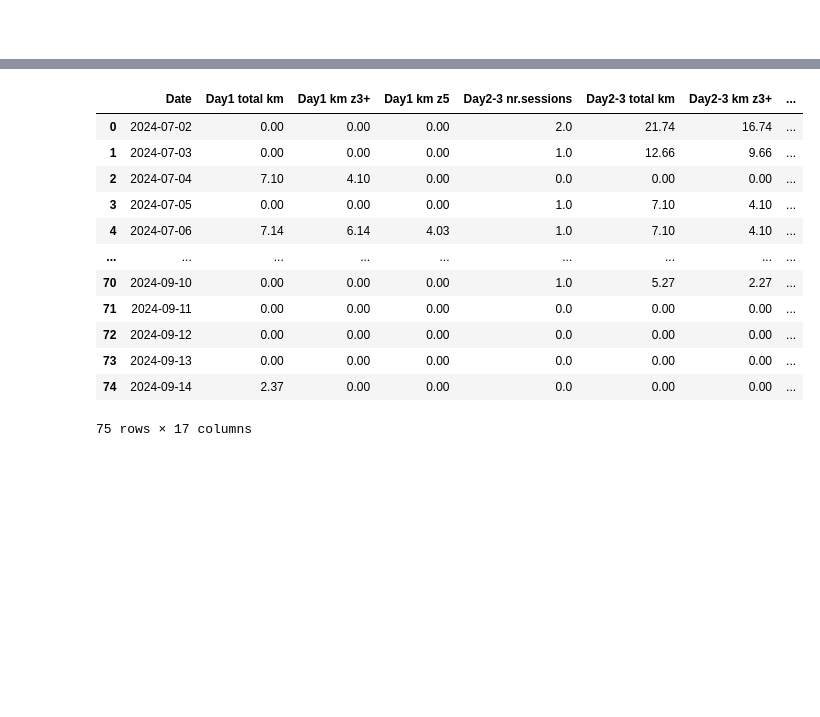
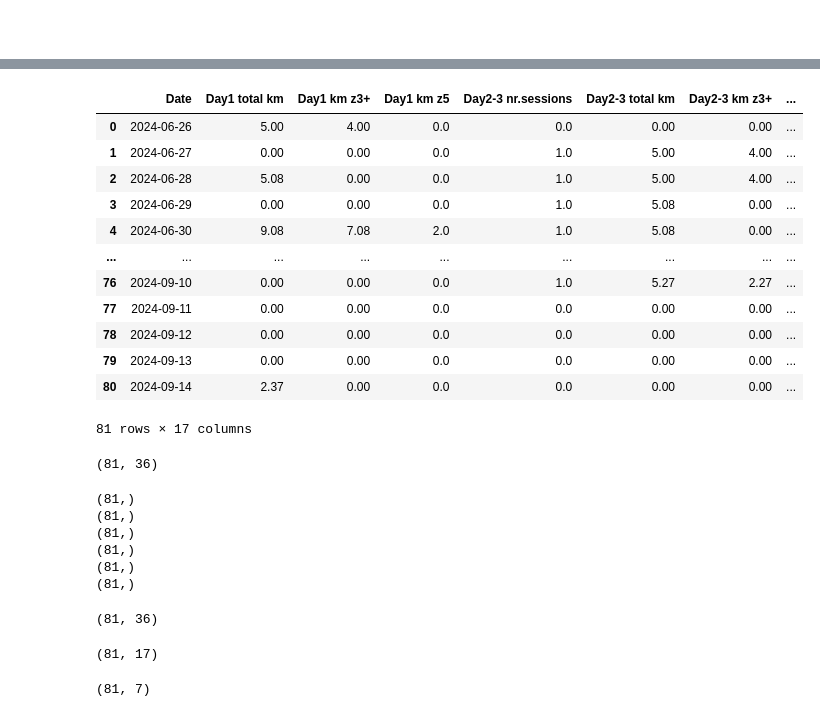
Before and after one commit to milooranm/RunningVolume_Injury, a Jupyter notebook: MVP2 notebooks/MVP2_data_extraction.ipynb, the cells around one changed output, grey strips where cells are left out. Saved outputs shown, nothing was run; the diff lists cells and outputs as text; code cells hidden in the pictures; blank space fills up the shorter version.

Commit message:
finished the data transformation with feature engineering for the users data for MVP2
fixed some issues with calculation of some of the columns and revised certain summation methods

```diff
--- a/MVP2 notebooks/MVP2_data_extraction.ipynb
+++ b/MVP2 notebooks/MVP2_data_extraction.ipynb
@@ -515,0 +461,19 @@ weekly_columns_df.head(21)
+# %%
+weekly_df = pd.DataFrame()
+weekly_df['Date'] = df['Date']
+
+
+# Week 1 (1 week prior)
+
+weekly_df['Week1 max km one day'] = df[['total km', 'total km.1', 'total km.2', 'total km.3', 'total km.4', 'total km.5', 'total km.6']].shift(7).max(axis=1)
+weekly_df['Week1 total km z3+'] = df[['km Z3-4', 'km Z3-4.1', 'km Z3-4.2', 'km Z3-4.3', 'km Z3-4.4', 'km Z3-4.5', 'km Z3-4.6']].shift(7).sum(axis=1) + df[['km Z5-T1-T2', 'km Z5-T1-T2.1', 'km Z5-T1-T2.2', 'km Z5-T1-T2.3', 'km Z5-T1-T2.4', 'km Z5-T1-T2.5', 'km Z5-T1-T2.6']].shift(7).sum(axis=1)
+weekly_df['Week1 max km Z3+ one day'] = df[['km Z3-4', 'km Z3-4.1', 'km Z3-4.2', 'km Z3-4.3', 'km Z3-4.4', 'km Z3-4.5', 'km Z3-4.6']].shift(7).max(axis=1) + df[['km Z5-T1-T2', 'km Z5-T1-T2.1', 'km Z5-T1-T2.2', 'km Z5-T1-T2.3', 'km Z5-T1-T2.4', 'km Z5-T1-T2.5', 'km Z5-T1-T2.6']].shift(7).max(axis=1)
+
+# Week 2 (two weeks prior)
+
+weekly_df['Week2 max km one day'] = df[['total km', 'total km.1', 'total km.2', 'total km.3', 'total km.4', 'total km.5', 'total km.6']].shift(14).max(axis=1)
+weekly_df['Week2 total km z3+'] = df[['km Z3-4', 'km Z3-4.1', 'km Z3-4.2', 'km Z3-4.3', 'km Z3-4.4', 'km Z3-4.5', 'km Z3-4.6']].shift(14).sum(axis=1) + df[['km Z5-T1-T2', 'km Z5-T1-T2.1', 'km Z5-T1-T2.2', 'km Z5-T1-T2.3', 'km Z5-T1-T2.4', 'km Z5-T1-T2.5', 'km Z5-T1-T2.6']].shift(14).sum(axis=1)
+weekly_df['Week2 max km Z3+ one day'] = df[['km Z3-4', 'km Z3-4.1', 'km Z3-4.2', 'km Z3-4.3', 'km Z3-4.4', 'km Z3-4.5', 'km Z3-4.6']].shift(14).max(axis=1) + df[['km Z5-T1-T2', 'km Z5-T1-T2.1', 'km Z5-T1-T2.2', 'km Z5-T1-T2.3', 'km Z5-T1-T2.4', 'km Z5-T1-T2.5', 'km Z5-T1-T2.6']].shift(14).max(axis=1)
+
+weekly_df.dropna(inplace=True)
+weekly_df
@@ -516,17 +494,17 @@ weekly_columns_df.head(21)
 # %%
-combodf = pd.merge(combodf, weekly_columns_df, on=['Date'], how='inner')
+combodf = pd.merge(combodf, weekly_df, on=['Date'], how='inner')
 combodf
 # %% [output]
 |  | Date | Day1 total km | Day1 km z3+ | Day1 km z5 | Day2-3 nr.sessions | Day2-3 total km | Day2-3 km z3+ | ... |
-| 0 | 2024-07-02 | 0.00 | 0.00 | 0.00 | 2.0 | 21.74 | 16.74 | ... |
-| 1 | 2024-07-03 | 0.00 | 0.00 | 0.00 | 1.0 | 12.66 | 9.66 | ... |
-| 2 | 2024-07-04 | 7.10 | 4.10 | 0.00 | 0.0 | 0.00 | 0.00 | ... |
-| 3 | 2024-07-05 | 0.00 | 0.00 | 0.00 | 1.0 | 7.10 | 4.10 | ... |
-| 4 | 2024-07-06 | 7.14 | 6.14 | 4.03 | 1.0 | 7.10 | 4.10 | ... |
+| 0 | 2024-06-26 | 5.00 | 4.00 | 0.0 | 0.0 | 0.00 | 0.00 | ... |
+| 1 | 2024-06-27 | 0.00 | 0.00 | 0.0 | 1.0 | 5.00 | 4.00 | ... |
+| 2 | 2024-06-28 | 5.08 | 0.00 | 0.0 | 1.0 | 5.00 | 4.00 | ... |
+| 3 | 2024-06-29 | 0.00 | 0.00 | 0.0 | 1.0 | 5.08 | 0.00 | ... |
+| 4 | 2024-06-30 | 9.08 | 7.08 | 2.0 | 1.0 | 5.08 | 0.00 | ... |
 | ... | ... | ... | ... | ... | ... | ... | ... | ... |
-| 70 | 2024-09-10 | 0.00 | 0.00 | 0.00 | 1.0 | 5.27 | 2.27 | ... |
-| 71 | 2024-09-11 | 0.00 | 0.00 | 0.00 | 0.0 | 0.00 | 0.00 | ... |
-| 72 | 2024-09-12 | 0.00 | 0.00 | 0.00 | 0.0 | 0.00 | 0.00 | ... |
-| 73 | 2024-09-13 | 0.00 | 0.00 | 0.00 | 0.0 | 0.00 | 0.00 | ... |
-| 74 | 2024-09-14 | 2.37 | 0.00 | 0.00 | 0.0 | 0.00 | 0.00 | ... |
+| 76 | 2024-09-10 | 0.00 | 0.00 | 0.0 | 1.0 | 5.27 | 2.27 | ... |
+| 77 | 2024-09-11 | 0.00 | 0.00 | 0.0 | 0.0 | 0.00 | 0.00 | ... |
+| 78 | 2024-09-12 | 0.00 | 0.00 | 0.0 | 0.0 | 0.00 | 0.00 | ... |
+| 79 | 2024-09-13 | 0.00 | 0.00 | 0.0 | 0.0 | 0.00 | 0.00 | ... |
+| 80 | 2024-09-14 | 2.37 | 0.00 | 0.0 | 0.0 | 0.00 | 0.00 | ... |
-75 rows × 17 columns
+81 rows × 17 columns
@@ -532,0 +514,4 @@ combodf
+# %%
+newdf.shape
+# %% [output]
+(81, 36)
@@ -532,0 +532,26 @@ combodf
+# %%
+print(Week0_total_km.shape)
+print(Week0_hours_alternative.shape)
+print(Week1_n_sessions.shape)
+print(Week1_hours_alternative.shape)
+print(Week2_n_sessions.shape)
+print(Week2_hours_alternative.shape)
+# %% [output]
+(81,)
+(81,)
+(81,)
+(81,)
+(81,)
+(81,)
+# %%
+newdf.shape
+# %% [output]
+(81, 36)
+# %%
+combodf.shape
+# %% [output]
+(81, 17)
+# %%
+weekly_df.shape
+# %% [output]
+(81, 7)
```
Also changed, not shown: parts of 14 cells of this notebook.
